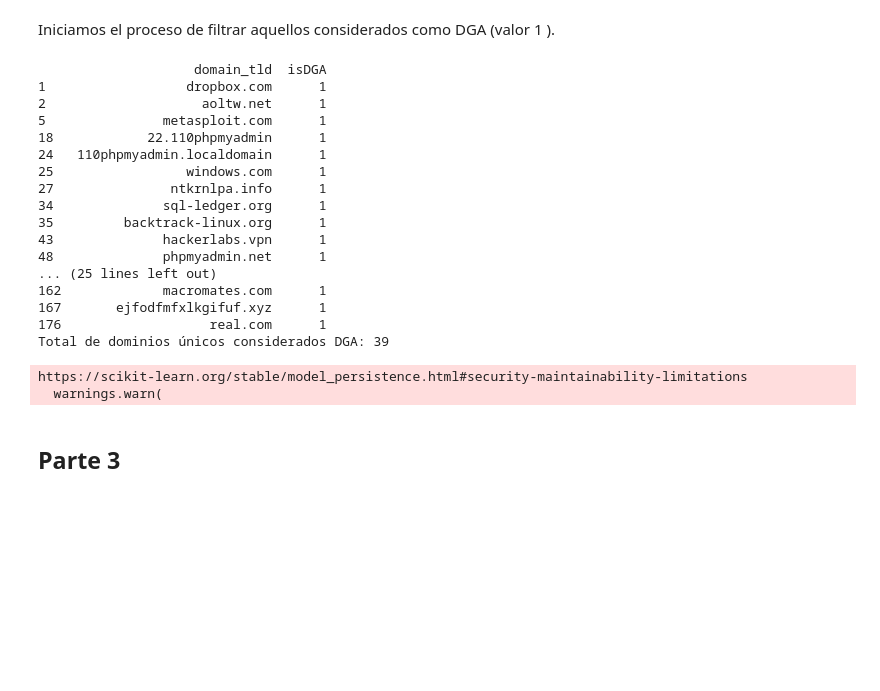
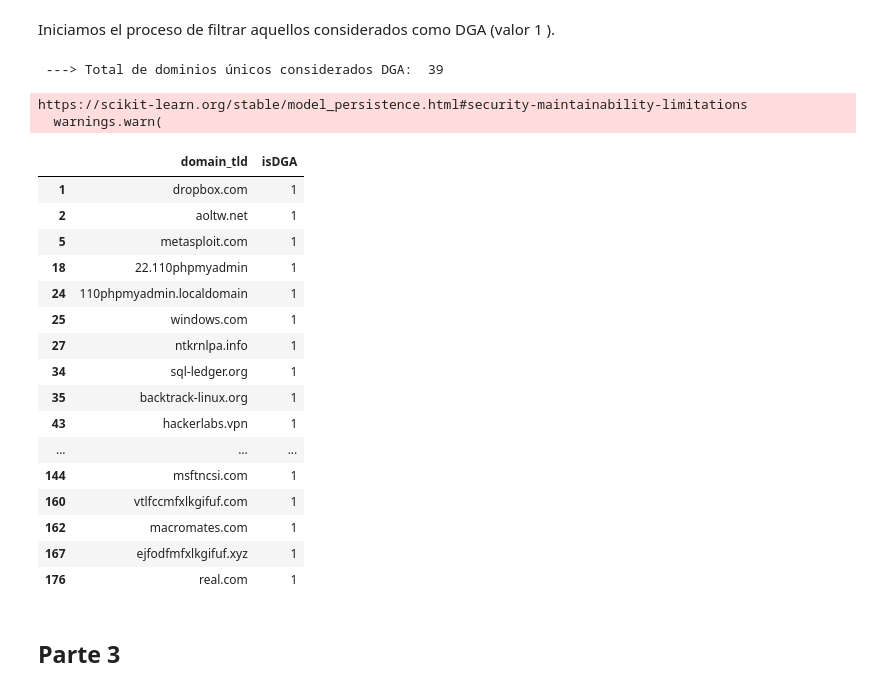
Before and after one commit to MaJu502/lab5_threatHunting, a Jupyter notebook: lab5.ipynb, the cells around one changed output. Saved outputs shown, nothing was run; the diff lists cells and outputs as text; code cells hidden in the pictures; blank space fills up the shorter version.

```diff
--- a/lab5.ipynb
+++ b/lab5.ipynb
@@ -114,6 +106,6 @@ Total de registros tipo 'A': 2849
 # %% [markdown]
 Filtrar los dominios únicos
 # %%
-unique_a_records = dfDNSrecords['dns.rrname'].unique()
-print(f"Total de dominios únicos tipo 'A': {len(unique_a_records)}")
+dominiosUnicos = dfDNSrecords['dns.rrname'].unique()
+print("Total de dominios únicos tipo 'A': ", len(dominiosUnicos))
 # %% [output]
@@ -137,11 +129,8 @@ print(get_tld("safebrowsing.clients.google.com.home"))
 wunderground.com
 com.home
 # %%
-df_unique_a = pd.DataFrame(unique_a_records, columns=['domain'])
-
-df_unique_a['domain_tld'] = df_unique_a['domain'].apply(get_tld)
-
-df_unique_a = df_unique_a.drop(columns=['domain'])
-
-print(df_unique_a)
+dfUnicosElementosA = pd.DataFrame(dominiosUnicos, columns=['domain'])
+dfUnicosElementosA['domain_tld'] = dfUnicosElementosA['domain'].apply(get_tld)
+dfUnicosElementosA = dfUnicosElementosA.drop(columns=['domain'])
+dfUnicosElementosA
 # %% [output]
@@ -168,31 +156,32 @@ from clasificador import *
 # %% [markdown]
 Iniciamos el proceso de filtrar aquellos considerados como DGA (valor 1 ).
 # %%
-df_classified = clasificacion(df_unique_a)
-df_dga = df_classified[df_classified['isDGA'] == 1]
-df_dga_unique = df_dga.drop_duplicates(subset=['domain_tld'])
-print(df_dga_unique)
-print(f'Total de dominios únicos considerados DGA: {len(df_dga_unique)}')
+dfDGAvalor1 = clasificacion(dfUnicosElementosA)
+df_dga = dfDGAvalor1[dfDGAvalor1['isDGA'] == 1]
+dfDGAunicos = df_dga.drop_duplicates(subset=['domain_tld'])
+print(" ---> Total de dominios únicos considerados DGA: ", len(dfDGAunicos))
+dfDGAunicos
 # %% [output]
-                    domain_tld  isDGA
-1                  dropbox.com      1
-2                    aoltw.net      1
-5               metasploit.com      1
-18            22.110phpmyadmin      1
-24   110phpmyadmin.localdomain      1
-25                 windows.com      1
-27               ntkrnlpa.info      1
-34              sql-ledger.org      1
-35         backtrack-linux.org      1
-43              hackerlabs.vpn      1
-48              phpmyadmin.net      1
-... (25 lines left out)
-162             macromates.com      1
-167       ejfodfmfxlkgifuf.xyz      1
-176                   real.com      1
-Total de dominios únicos considerados DGA: 39
+ ---> Total de dominios únicos considerados DGA:  39
 https://scikit-learn.org/stable/model_persistence.html#security-maintainability-limitations
   warnings.warn(
+|  | domain_tld | isDGA |
+| 1 | dropbox.com | 1 |
+| 2 | aoltw.net | 1 |
+| 5 | metasploit.com | 1 |
+| 18 | 22.110phpmyadmin | 1 |
+| 24 | 110phpmyadmin.localdomain | 1 |
+| 25 | windows.com | 1 |
+| 27 | ntkrnlpa.info | 1 |
+| 34 | sql-ledger.org | 1 |
+| 35 | backtrack-linux.org | 1 |
+| 43 | hackerlabs.vpn | 1 |
+| ... | ... | ... |
+| 144 | msftncsi.com | 1 |
+| 160 | vtlfccmfxlkgifuf.com | 1 |
+| 162 | macromates.com | 1 |
+| 167 | ejfodfmfxlkgifuf.xyz | 1 |
+| 176 | real.com | 1 |
 # %% [markdown]
 ## Parte 3
 # %% [markdown]
```
Also changed, not shown: parts of 11 cells of this notebook.
